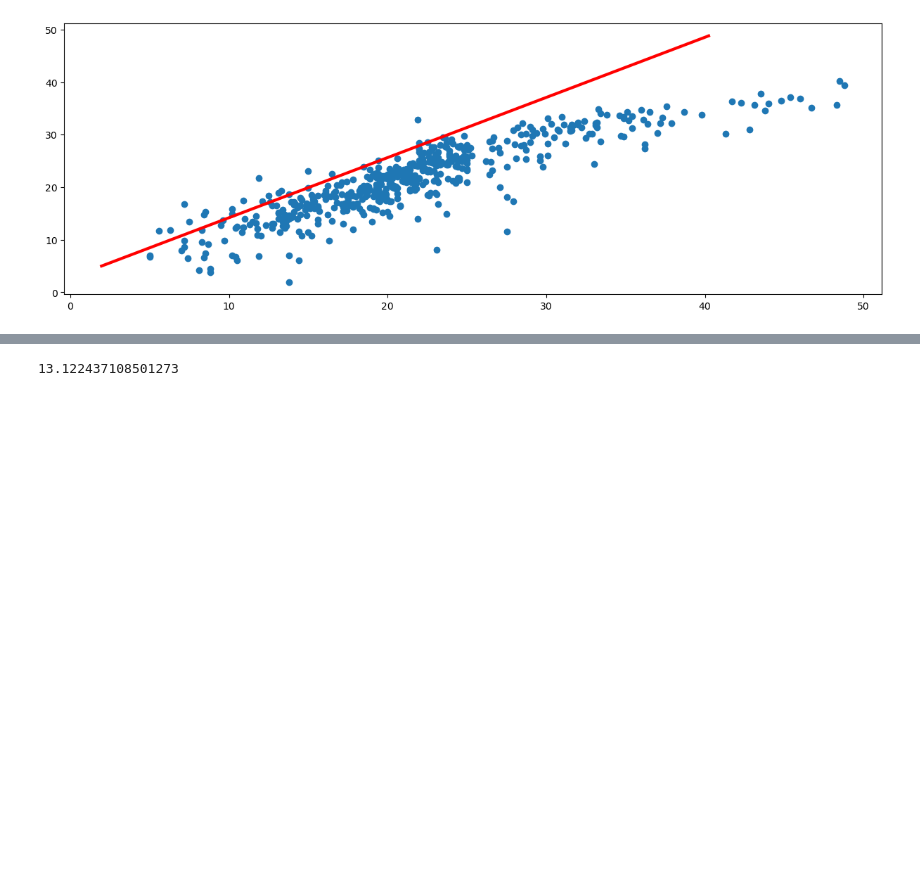
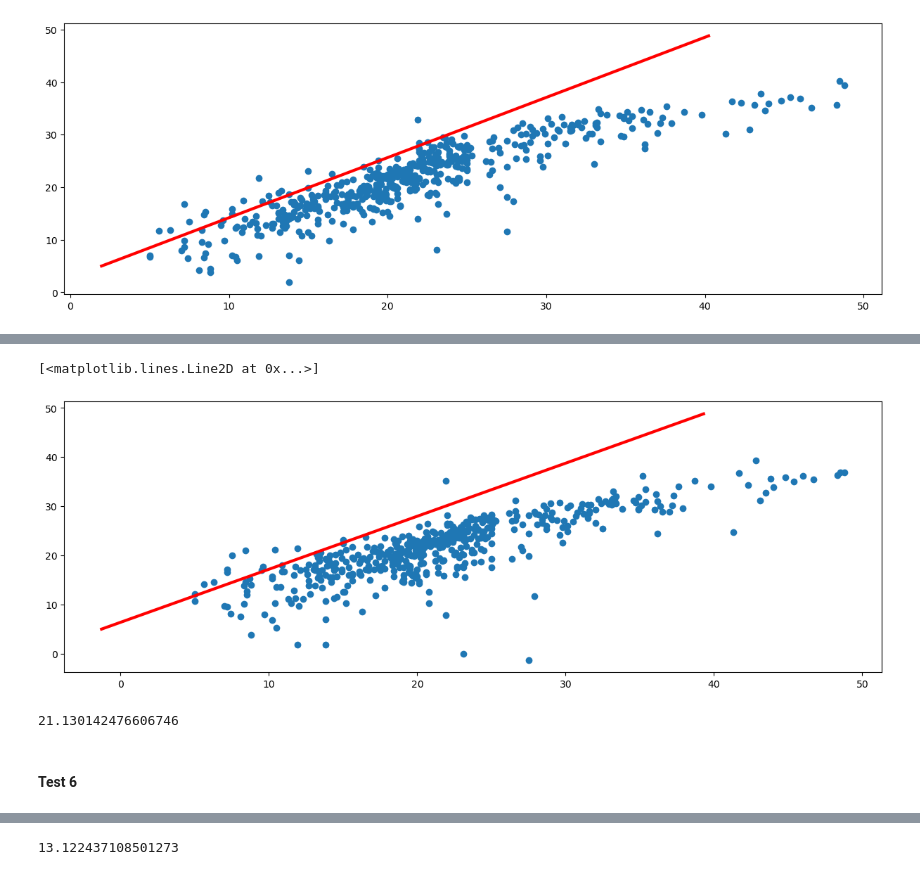
Before and after one commit to ojassannak/Machine_Learn, a Jupyter notebook: 03. linear and logistic regression.ipynb, the cells around one changed output, grey strips where cells are left out. Drawn from its saved outputs; the diff is of its cells as text; code cells hidden in the pictures; blank space fills up the shorter version.

```diff
--- a/03. linear and logistic regression.ipynb
+++ b/03. linear and logistic regression.ipynb
@@ -261,0 +372,7 @@ mean_squared_error(y_pred=y_pred,y_true=target)
+# %%
+columns_sels=['NOX','RM','TAX', 'AGE','CHAS']
+
+scaler = MinMaxScaler()
+
+features = df[columns_sels].copy()
+target = df['MEDV']
@@ -261,0 +394,14 @@ mean_squared_error(y_pred=y_pred,y_true=target)
+# %%
+plt.scatter(target, y_pred)
+plt.plot([y_pred.min(), y_pred.max()],
+        [target.min(),target.max()],
+        c='r',lw=3)
+# %% [output]
+[<matplotlib.lines.Line2D at 0x...>]
+[figure, added]
+# %%
+mean_squared_error(y_pred=y_pred,y_true=target)
+# %% [output]
+21.130142476606746
+# %% [markdown]
+<h4>Test 6</h4>
```
Also changed, not shown: parts of 35 cells of this notebook, 2 other files.
